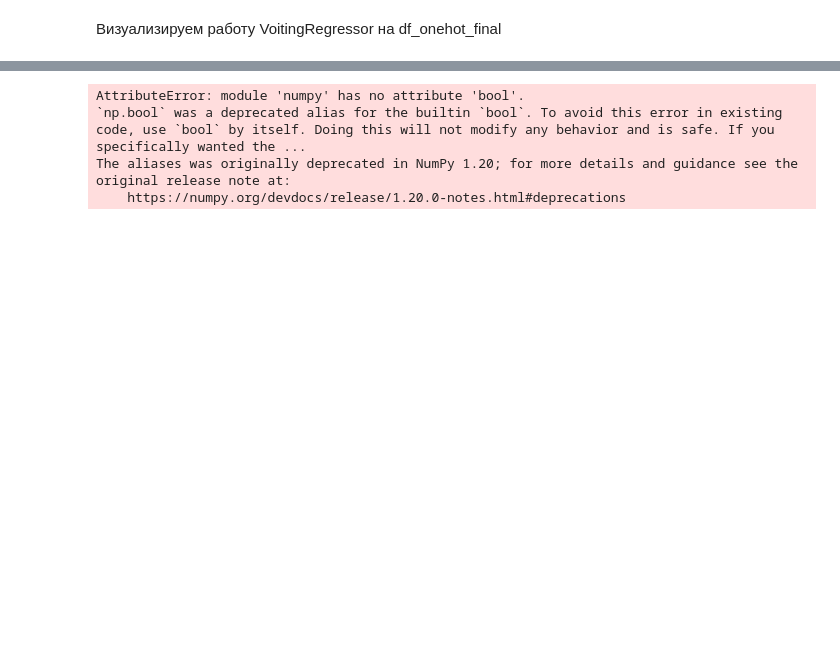
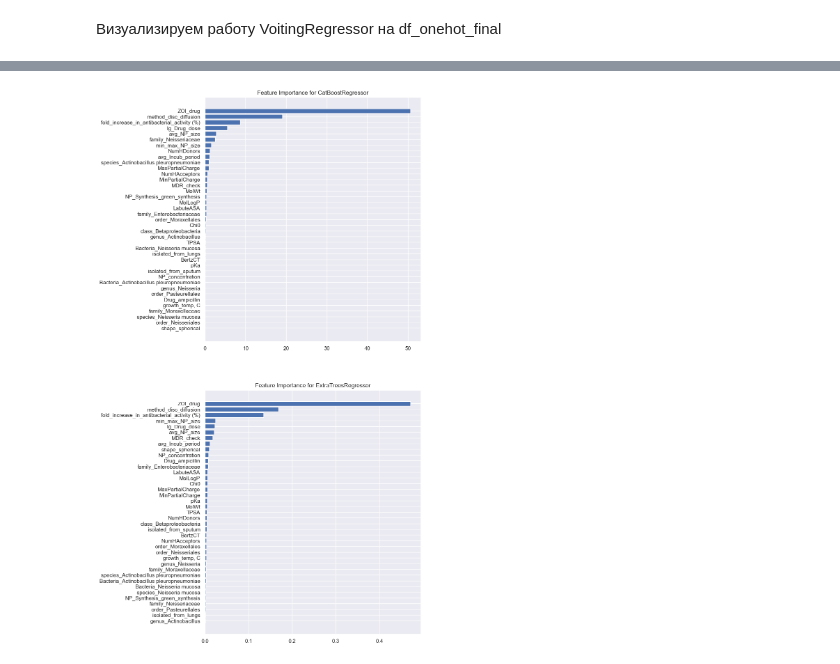
Before and after one commit to vahahahart/hackathon_team_3, a Jupyter notebook: tmp_vah.ipynb, the cells around one changed output, grey strips where cells are left out. Cells and saved outputs as stored; diff of their text form; code cells hidden in the pictures; blank space fills up the shorter version.

```diff
--- a/tmp_vah.ipynb
+++ b/tmp_vah.ipynb
@@ -1004,10 +986,17 @@ ax.set_title(f"Learning Curve for {pipe['model'].__class__.__name__}");
-# %%
-background = shap.maskers.Independent(X, max_samples=500)
-exp = shap.explainers.Additive(pipe['model'], background)
-shap_values = exp.shap_values(pipe['scaler'].transform(X))
-shap.summary_plot(shap_values, X);
-# %% [output]
-AttributeError: module 'numpy' has no attribute 'bool'.
-`np.bool` was a deprecated alias for the builtin `bool`. To avoid this error in existing code, use `bool` by itself. Doing this will not modify any behavior and is safe. If you specifically wanted the ...
-The aliases was originally deprecated in NumPy 1.20; for more details and guidance see the original release note at:
-    https://numpy.org/devdocs/release/1.20.0-notes.html#deprecations
+# %%
+X_train, X_test, y_train, y_test = train_test_split(
+        df_onehot_final.drop(columns=['ZOI_drug_NP']), df_onehot_final['ZOI_drug_NP'], random_state=random_state,
+        test_size=0.25
+    )
+
+fig, ax = plt.subplots(2, 1, figsize=(8, 20))
+
+for i, model in enumerate(pipe['model'].estimators_):
+    feature_importance = model.feature_importances_
+    sorted_idx = np.argsort(feature_importance)
+    ax[i].barh(range(len(sorted_idx)), feature_importance[sorted_idx], align='center')
+    ax[i].set_yticks(range(len(sorted_idx)), minor=False)
+    ax[i].set_yticklabels(np.array(X_test.columns)[sorted_idx])
+    ax[i].set_title(f'Feature Importance for {model.__class__.__name__}')
+# %% [output]
+[figure, added]
```
Also changed, not shown: parts of 7 cells of this notebook.
